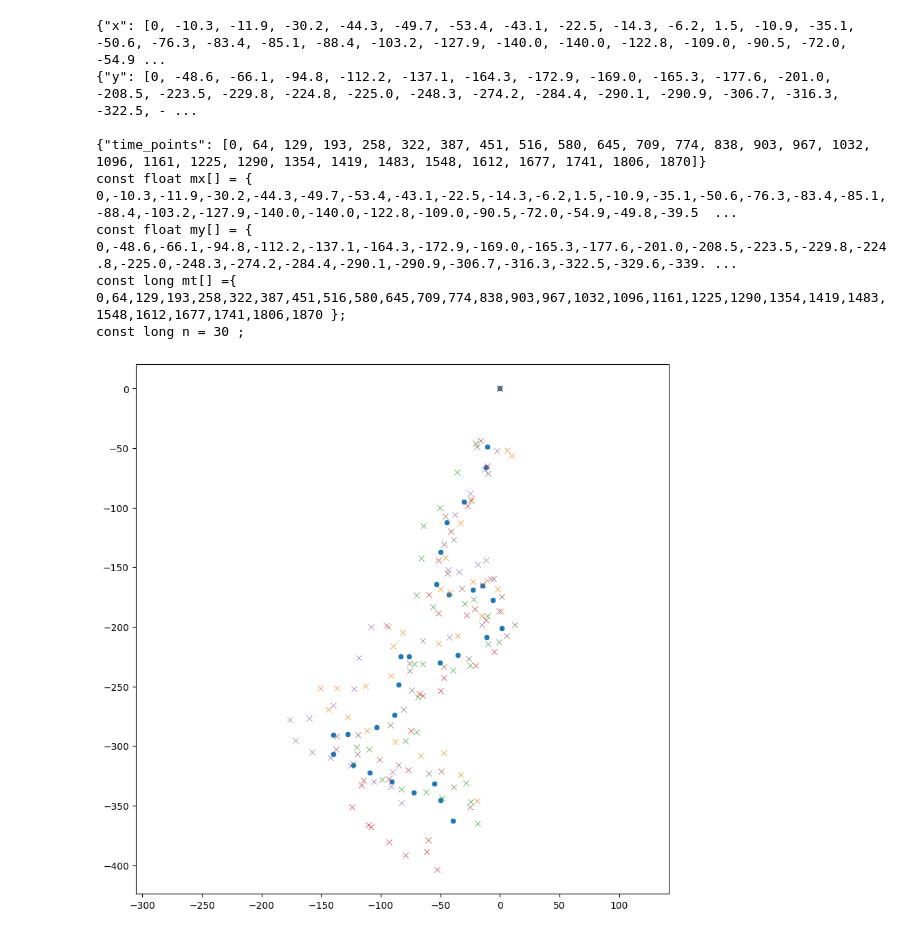
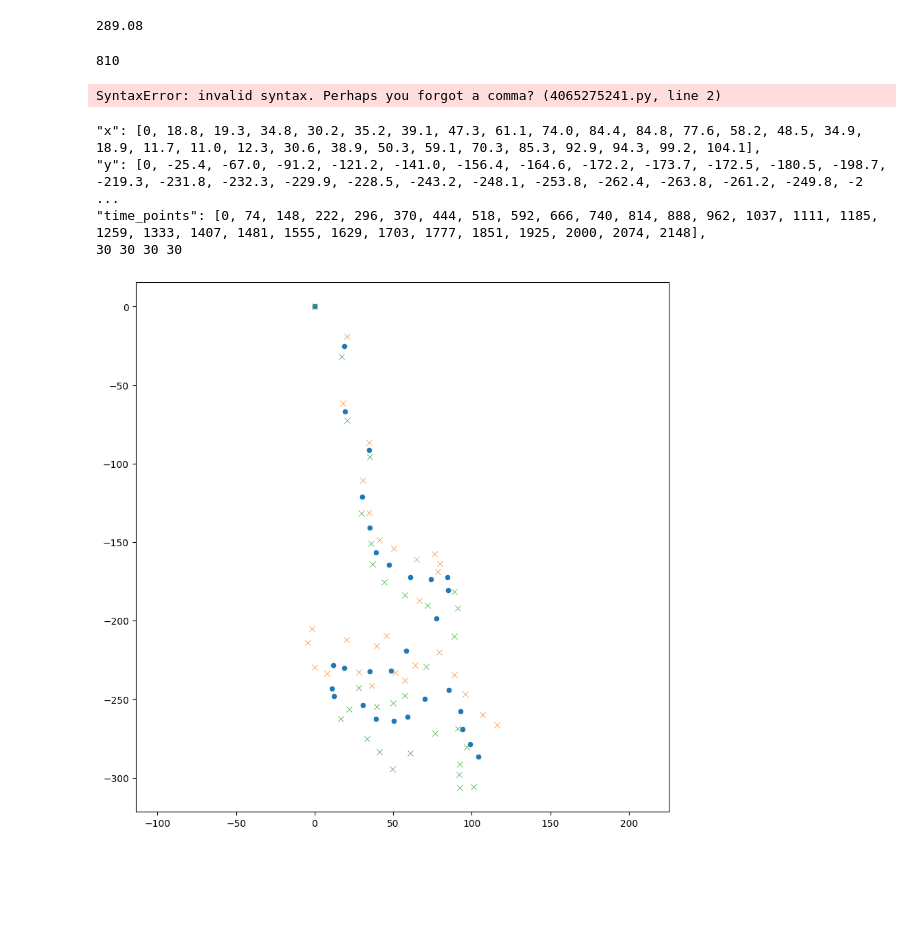
Before and after one commit to metaflow/apex-recoil, a Jupyter notebook: processing/recoils.ipynb, the cells around one changed output. Saved outputs shown, nothing was run; the diff lists cells and outputs as text; code cells hidden in the pictures; blank space fills up the shorter version.

```diff
--- a/processing/recoils.ipynb
+++ b/processing/recoils.ipynb
@@ -62,44 +58,57 @@ np.round(points(2.43, -88.81, -5.96,-87.47), 2)
-# %%
-rc = [
-   {"weapon":"flatline","barrel":"0","stock":"0","comment":"flatline 0 0 0 346.46.png","x":[0,6.3,9.7,-23.8,-33.1,-45.7,-49.6,-41.4,-22.4,-11.2,-1.9,1,-15.1,-35.5,-51.6,-81.3,-93.9,-89.5,-91.5,-112.4,-136.7,-150.8,-144,-127.5,-111.4,-87.6,-66.7,-46.7,-33.1,-19],"y":[0,-51.6,-56.4,-92.9,-112.9,-141.6,-168.3,-171.3,-162,-161,-168.3,-186.8,-190.7,-207.3,-214.1,-204.8,-200,-216,-240.8,-249.6,-251.5,-251.5,-269.1,-275.9,-287.1,-296.3,-308,-305.6,-324,-345.9]},
-    {"weapon":"flatline","barrel":"0","stock":"0","comment":"flatline 0 0 1 365.4.png","x":[0,-20.1,-35.8,-50.4,-64,-66.2,-70,-56.4,-29.3,-22.2,-10.8,-0.5,-9.8,-24.9,-39.6,-64.5,-71.6,-68.9,-70,-79.2,-109.5,-120.4,-123.1,-98.7,-82.4,-61.8,-48.8,-28.2,-24.4,-18.4],"y":[0,-46.1,-70,-100.3,-115,-142.1,-173.5,-183.3,-180.6,-176.8,-190.9,-212.6,-214.2,-232.6,-236.4,-231.5,-231.5,-258.7,-288.5,-296.1,-302.6,-300.9,-315,-328.1,-336.2,-338.4,-343.8,-330.8,-346.5,-364.9]},
-    {"weapon":"flatline","barrel":"0","stock":"0","comment":"flatline 0 0 2 407.33.png","x":[0,-16.2,-10.6,-27.3,-41.2,-51.3,-59.6,-51.3,-27.9,-21.2,-11.7,-4.5,-20.1,-46.8,-49.6,-64.6,-67.4,-74.6,-76.9,-93,-114.2,-115.9,-124.2,-110.3,-108.1,-93,-79.1,-60.2,-61.3,-52.9],"y":[0,-43.5,-65.2,-98.6,-119.8,-144.3,-172.7,-188.3,-190,-184.9,-194.4,-220.6,-232.3,-242.9,-253.5,-257.9,-256.3,-287.4,-319.8,-327.6,-328.7,-332.6,-351,-366,-368.2,-380.5,-391.6,-378.8,-388.8,-403.9]},
-    {"weapon":"flatline","barrel":"0","stock":"0","comment":"flatline 0 0 3 357.13.png","x":[0,-2.5,-12.9,-24.8,-37.7,-38.7,-43.7,-34.3,-18.4,-11.4,-7.9,-1,-14.9,-42.2,-65,-95.3,-108.2,-118.6,-122.6,-139.5,-159.8,-176.2,-171.3,-157.9,-142,-125.1,-105.7,-90.3,-91.3,-82.4],"y":[0,-52.6,-68,-87.9,-106.2,-126.6,-151.9,-153.9,-147.4,-144,-159.4,-186.7,-198.1,-208.5,-211.5,-199.1,-200.1,-225.9,-252.2,-266.1,-277,-278,-295.4,-304.8,-309.8,-316.7,-329.6,-321.7,-334.1,-347.5]},
-    {"weapon":"flatline","barrel":"0","stock":"0","comment":"flatline 0 0 4 352.25.png","x":[0,-19.1,-9.8,-24.5,-45.6,-46.6,-44.1,-31.9,-14.7,-5.4,1.5,12.3,5.4,-26,-47,-76,-76,-74,-80.9,-92.1,-119.1,-136.7,-137.2,-119.6,-100.9,-84.8,-59.8,-49,-38.7,-25],"y":[0,-49,-71.1,-94.1,-107.3,-130.8,-155.3,-167.6,-165.1,-159.8,-174.9,-198.5,-207.3,-226.4,-233.3,-230.8,-237.2,-253.4,-269.5,-282.8,-290.6,-291.6,-302.8,-306.8,-311.2,-316.1,-322.9,-321.5,-334.7,-351.4]},
-]
+# %%
+np.round(points(-1.49, 127.08, -7.28, 124.44), 2)
+# %% [output]
+289.08
+# %%
+with open('../client/specs.json') as f:
+  specs = json.load(f)
+
+def rpm(name):
+  for x in specs:
+    if x['name'] == name:
+      return x['rpm']
+  return 1
+# %%
+rpm('r301')
+# %% [output]
+810
+# %%
+rc = [
+   {"weapon":"r301","barrel":0,"stock":0,"comment":"vlcsnap-2024-09-07-18h42m46s249.png 289.08","x":[0,18.7,18.7,30.4,34.9,27.5,34.9,37.5,40.7,50,62.2,76.6,77.6,65.7,44.9,38.8,18.9,-2.3,-5.5,-1,6.4,27.5,36.2,51,55.8,61.2,77.6,86.9,95.2,104.2,115.1],"y":[0,-17.7,-60.5,-84.6,-85.6,-107.7,-130.1,-139.1,-146.5,-151,-160,-157.4,-166.7,-186.3,-207.8,-213.9,-209.7,-202.3,-211,-225.7,-232.5,-231.2,-239.5,-230.5,-235.7,-226,-219,-232.8,-244,-257.5,-265.2]},
+   {"weapon":"r301","barrel":0,"stock":0,"comment":"vlcsnap-2024-09-07-19h17m40s322.png 315.72","x":[0,17,20.5,34.9,29.9,35.9,36.9,44.4,57.4,71.9,88.8,91.3,88.8,70.9,57.4,49.9,39.4,27.9,22,16.5,33.2,41.4,49.4,60.9,76.8,91.3,96.8,92.6,91.8,92.3,101],"y":[0,-31.9,-72.4,-95.8,-131.7,-150.7,-164.2,-175.2,-183.6,-190.1,-181.6,-192.1,-210.1,-229.1,-247.5,-252.5,-254.5,-243,-256.5,-262.5,-275,-283.4,-294.4,-284.4,-271.5,-268.5,-280.4,-291.5,-297.9,-306.4,-305.7]},
+]
+print(len(rc[1]['x']))
+# %% [output]
+SyntaxError: invalid syntax. Perhaps you forgot a comma? (4065275241.py, line 2)
 # %%
 _, ax = plt.subplots(figsize=(10,10))
 plt.axis('equal')
 x, y = mean_recoil(rc)
 sns.scatterplot(ax=ax, x=x, y=y)
 
 # sns.scatterplot(ax=ax, x=tc['x'], y=tc['y'])
 for r in rc:
     sns.scatterplot(ax=ax, x=r['x'], y=r['y'], marker='x')
 # x, y = mean_recoil(rc[:7])
 # sns.scatterplot(ax=ax, x=x, y=y)
-print(json.dumps({'x': x}))
-print(json.dumps({'y': y}))
-print()
 n = len(rc[0]['x'])
-rpm = 930
-t = [int(i * 60 * 1000 / rpm) for i in range(n)]
-print(json.dumps({'time_points': t}))
-print('const float mx[] = {', ','.join(str(i) for i in x), '};')
-print('const float my[] = {', ','.join(str(i) for i in y), '};')
-print('const long mt[] ={', ','.join(str(i) for i in t), '};')
-print('const long n =',n, ';')
-# ','.join(str(i) for i in x), ','.join(str(i) for i in y)
+r = rpm(rc[0]['weapon'])
+t = [int(i * 60.0 * 1000 / r) for i in range(n)]
+# print(json.dumps({'time_points': t}))
+
+s = json.dumps({
+    'x': x,
+    'y': y,
+    'time_points': t,
+    })
+print(s.replace('], ','],\n')[1:-1] + ',')
+print(n, len(x), len(y), len(t))
 # %% [output]
-{"x": [0, -10.3, -11.9, -30.2, -44.3, -49.7, -53.4, -43.1, -22.5, -14.3, -6.2, 1.5, -10.9, -35.1, -50.6, -76.3, -83.4, -85.1, -88.4, -103.2, -127.9, -140.0, -140.0, -122.8, -109.0, -90.5, -72.0, -54.9 ...
-{"y": [0, -48.6, -66.1, -94.8, -112.2, -137.1, -164.3, -172.9, -169.0, -165.3, -177.6, -201.0, -208.5, -223.5, -229.8, -224.8, -225.0, -248.3, -274.2, -284.4, -290.1, -290.9, -306.7, -316.3, -322.5, - ...
-
-{"time_points": [0, 64, 129, 193, 258, 322, 387, 451, 516, 580, 645, 709, 774, 838, 903, 967, 1032, 1096, 1161, 1225, 1290, 1354, 1419, 1483, 1548, 1612, 1677, 1741, 1806, 1870]}
-const float mx[] = { 0,-10.3,-11.9,-30.2,-44.3,-49.7,-53.4,-43.1,-22.5,-14.3,-6.2,1.5,-10.9,-35.1,-50.6,-76.3,-83.4,-85.1,-88.4,-103.2,-127.9,-140.0,-140.0,-122.8,-109.0,-90.5,-72.0,-54.9,-49.8,-39.5  ...
-const float my[] = { 0,-48.6,-66.1,-94.8,-112.2,-137.1,-164.3,-172.9,-169.0,-165.3,-177.6,-201.0,-208.5,-223.5,-229.8,-224.8,-225.0,-248.3,-274.2,-284.4,-290.1,-290.9,-306.7,-316.3,-322.5,-329.6,-339. ...
-const long mt[] ={ 0,64,129,193,258,322,387,451,516,580,645,709,774,838,903,967,1032,1096,1161,1225,1290,1354,1419,1483,1548,1612,1677,1741,1806,1870 };
-const long n = 30 ;
+"x": [0, 18.8, 19.3, 34.8, 30.2, 35.2, 39.1, 47.3, 61.1, 74.0, 84.4, 84.8, 77.6, 58.2, 48.5, 34.9, 18.9, 11.7, 11.0, 12.3, 30.6, 38.9, 50.3, 59.1, 70.3, 85.3, 92.9, 94.3, 99.2, 104.1],
+"y": [0, -25.4, -67.0, -91.2, -121.2, -141.0, -156.4, -164.6, -172.2, -173.7, -172.5, -180.5, -198.7, -219.3, -231.8, -232.3, -229.9, -228.5, -243.2, -248.1, -253.8, -262.4, -263.8, -261.2, -249.8, -2 ...
+"time_points": [0, 74, 148, 222, 296, 370, 444, 518, 592, 666, 740, 814, 888, 962, 1037, 1111, 1185, 1259, 1333, 1407, 1481, 1555, 1629, 1703, 1777, 1851, 1925, 2000, 2074, 2148],
+30 30 30 30
-[figure, old version]
+[figure, new version]
 # %%
 err = [0] * len(rc)
 maxerr = [0] * len(rc)
```
Also changed, not shown: parts of 2 cells of this notebook, 10 other files.
